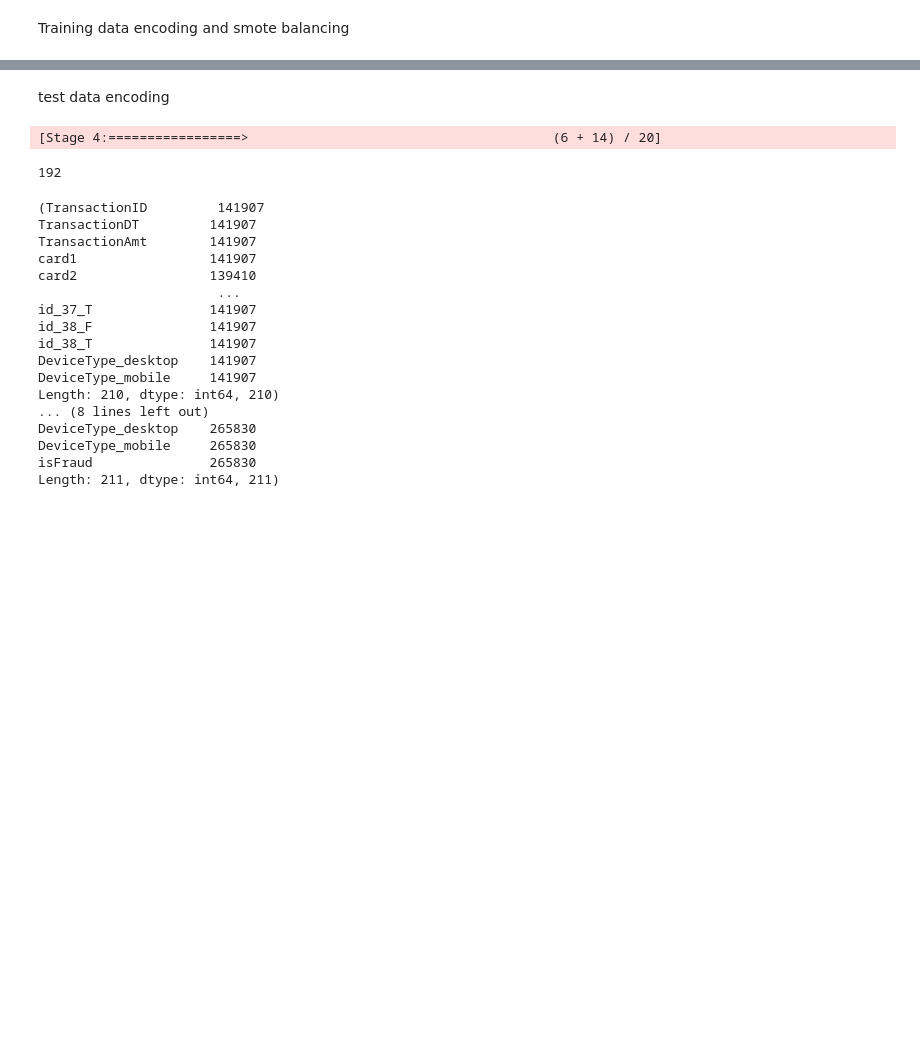
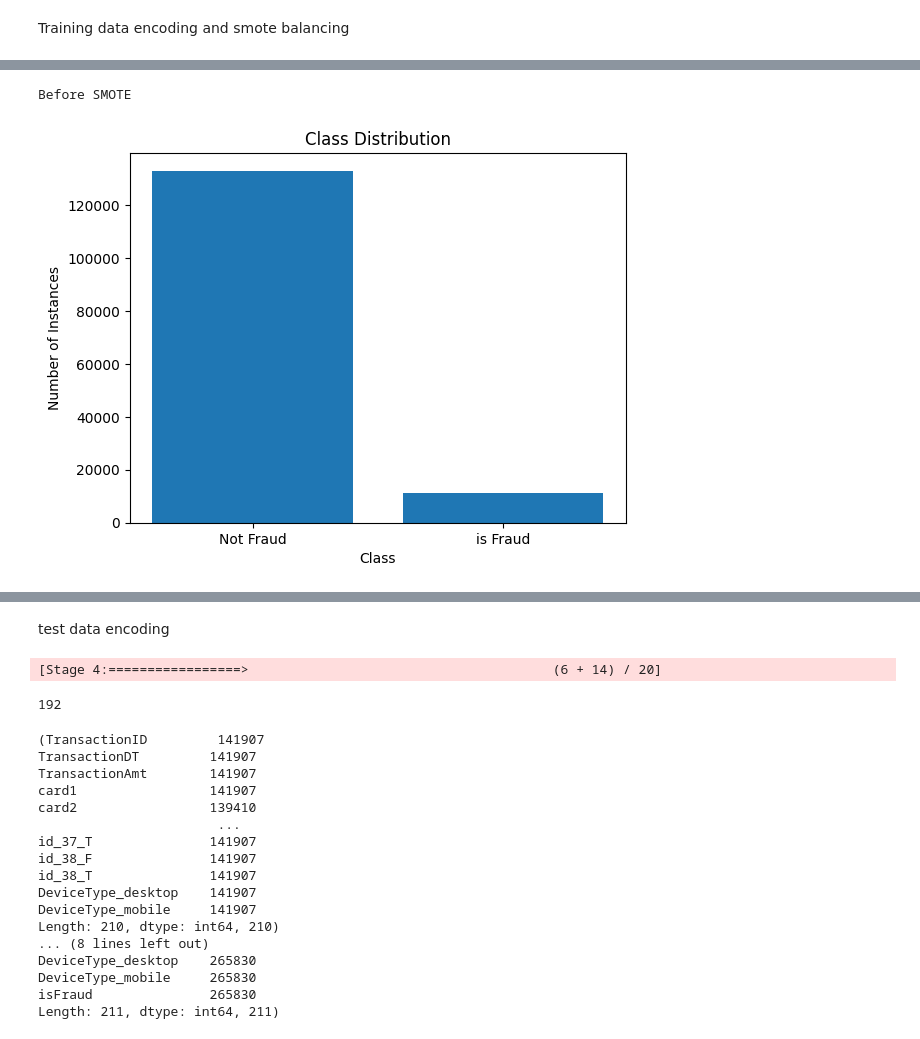
Before and after one commit to karysutariya/Fraud-Detection, a Jupyter notebook: databalancing.ipynb, the cells around one changed output, grey strips where cells are left out. Cells and saved outputs as stored; diff of their text form; code cells hidden in the pictures; blank space fills up the shorter version.

```diff
--- a/databalancing.ipynb
+++ b/databalancing.ipynb
@@ -35,6 +28,20 @@ X_train_temp = pd.get_dummies(train_pandas.drop('isFraud', axis=1), columns=cat_
 y_train = train_pandas['isFraud']
 
 X_train = pd.DataFrame(imputer.fit_transform(X_train_temp), columns=X_train_temp.columns)
+# %%
+print('Before SMOTE')
+
+class_counts_before = np.bincount(y_train)
+
+plt.bar(range(len(class_counts_before)), class_counts_before)
+plt.xticks(range(len(class_counts_before)), ['Not Fraud', 'is Fraud'])
+plt.xlabel('Class')
+plt.ylabel('Number of Instances')
+plt.title('Class Distribution')
+plt.show()
+# %% [output]
+Before SMOTE
+[figure, added]
 # %%
 sm = SMOTE(random_state=42)
 # %%
```
Also changed, not shown: parts of 7 cells of this notebook.
